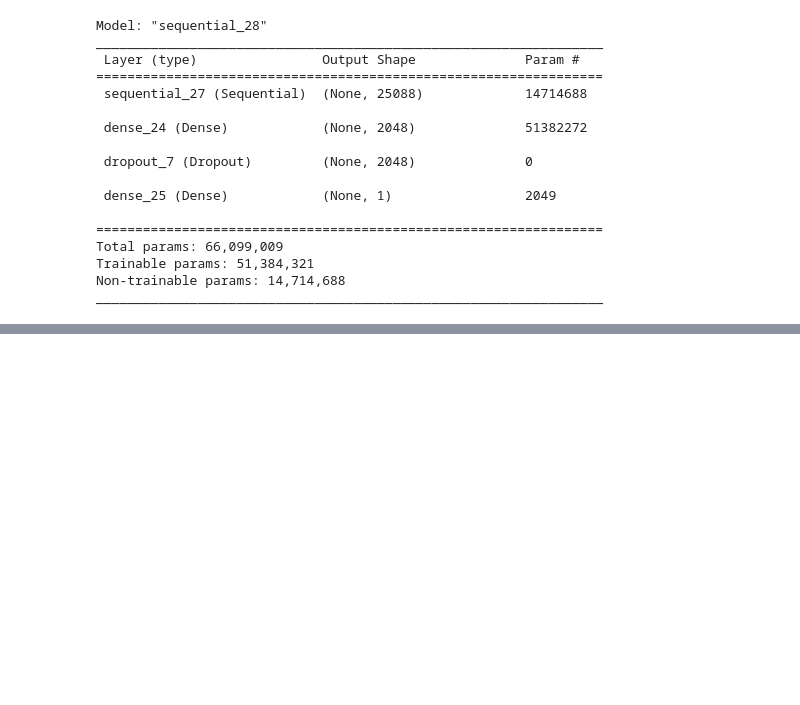
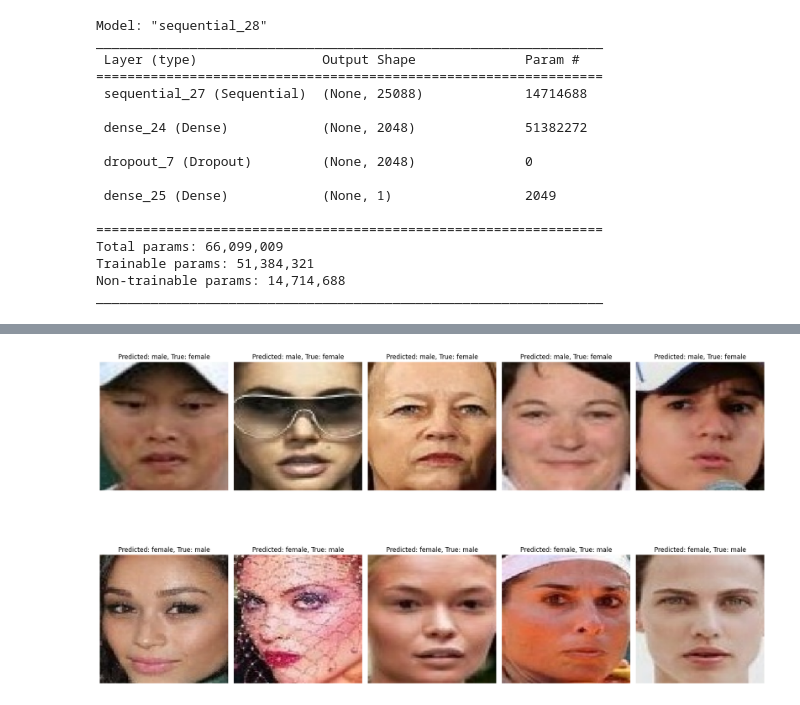
Before and after one commit to Bubuyson/Demographic-Estimator, a Jupyter notebook: testing_vggface_gender.ipynb, the cells around one changed output, grey strips where cells are left out. Cells and saved outputs as stored; diff of their text form; code cells hidden in the pictures; blank space fills up the shorter version.

```diff
--- a/testing_vggface_gender.ipynb
+++ b/testing_vggface_gender.ipynb
@@ -238,0 +352,5 @@ plt.show()
+# %%
+def id2label(predicted_class):
+    if predicted_class <= 0.5:
+        return "female"
+    return "male"
@@ -238,0 +392,45 @@ plt.show()
+# %%
+import matplotlib.pyplot as plt
+import os
+from tensorflow.keras.preprocessing.image import load_img, img_to_array
+
+# ... [your previous code and function definitions] ...
+
+def plot_misclassified_images(misclassified_idx, pred, true_labels, directory, filenames, id2label, target_size=(150, 150)):
+    num_classes = 2
+    images_per_class = 5
+    fig, axes = plt.subplots(num_classes, images_per_class, figsize=(18, 12))  # Adjust the figsize if needed
+    axes = axes.ravel()
+
+    misclassified_counters = [0] * num_classes
+    subplot_idx = 0
+
+    img_paths = []
+    for idx in misclassified_idx:
+        true_label = true_labels[idx]
+        if misclassified_counters[true_label] < images_per_class:
+            misclassified_counters[true_label] += 1
+
+            img_path = os.path.join(directory, filenames[idx])
+            img = load_img(img_path, target_size=target_size)
+            img = img_to_array(img)
+            axes[subplot_idx].imshow(img.astype('uint8'))
+            axes[subplot_idx].set_title(f"Predicted: {id2label(pred[idx])}, True: {id2label(true_label)}")
+            axes[subplot_idx].axis('off')
+            subplot_idx += 1
+            img_paths.append(img_path)
+
+            if subplot_idx >= num_classes * images_per_class:
+                break
+
+    for i in range(subplot_idx, num_classes * images_per_class):
+        axes[i].axis('off')
+
+    plt.tight_layout()
+    plt.show()
+    return img_paths
+
+# Example of calling the function
+img_paths = plot_misclassified_images(misclassified_idx, pred, test_generator.classes, test_generator.directory, test_generator.filenames, id2label)
+# %% [output]
+[figure, added]
```
Also changed, not shown: parts of 17 cells of this notebook, 1 other file.
